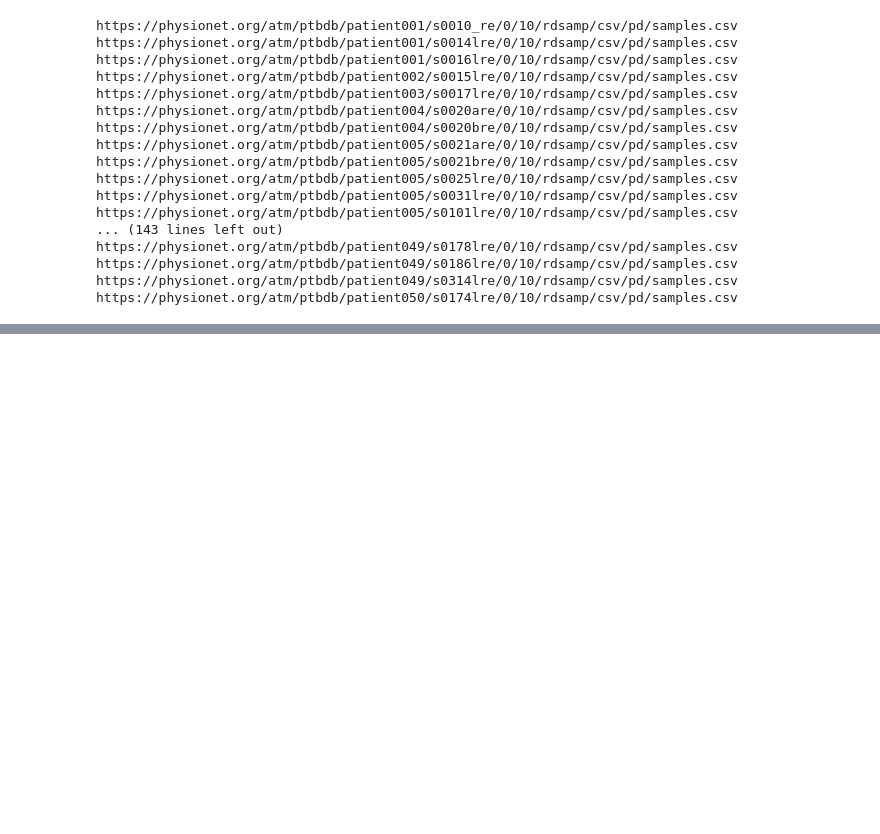
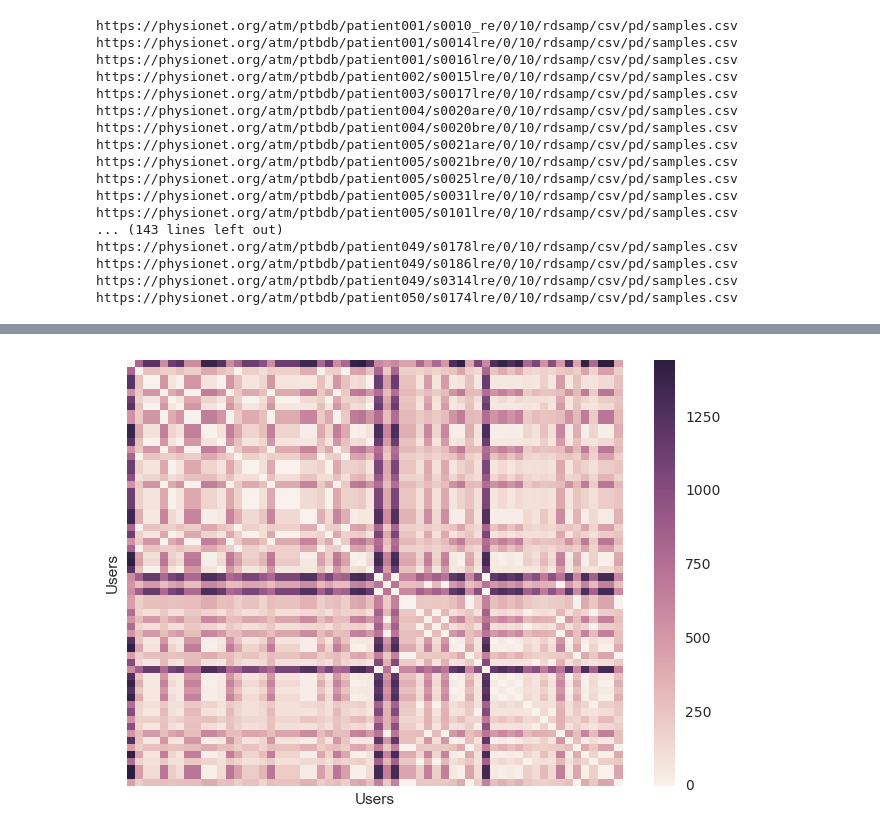
Before and after one commit to jrs33/ECG_HackMIT, a Jupyter notebook: samplecsvreader.ipynb, the cells around one changed output, grey strips where cells are left out. Cells and saved outputs as stored; diff of their text form; code cells hidden in the pictures; blank space fills up the shorter version.

```diff
--- a/samplecsvreader.ipynb
+++ b/samplecsvreader.ipynb
@@ -161,0 +642,10 @@ https://physionet.org/atm/ptbdb/patient050/s0174lre/0/10/rdsamp/csv/pd/samples.c
+# %%
+import seaborn as sns
+
+sns.heatmap(dist_one, xticklabels=False, yticklabels=False)
+axes = plt.axes()
+axes.set_xlabel('Users')
+axes.set_ylabel('Users')
+sns.plt.show()
+# %% [output]
+[figure, added]
```
Also changed, not shown: parts of 17 cells of this notebook.
